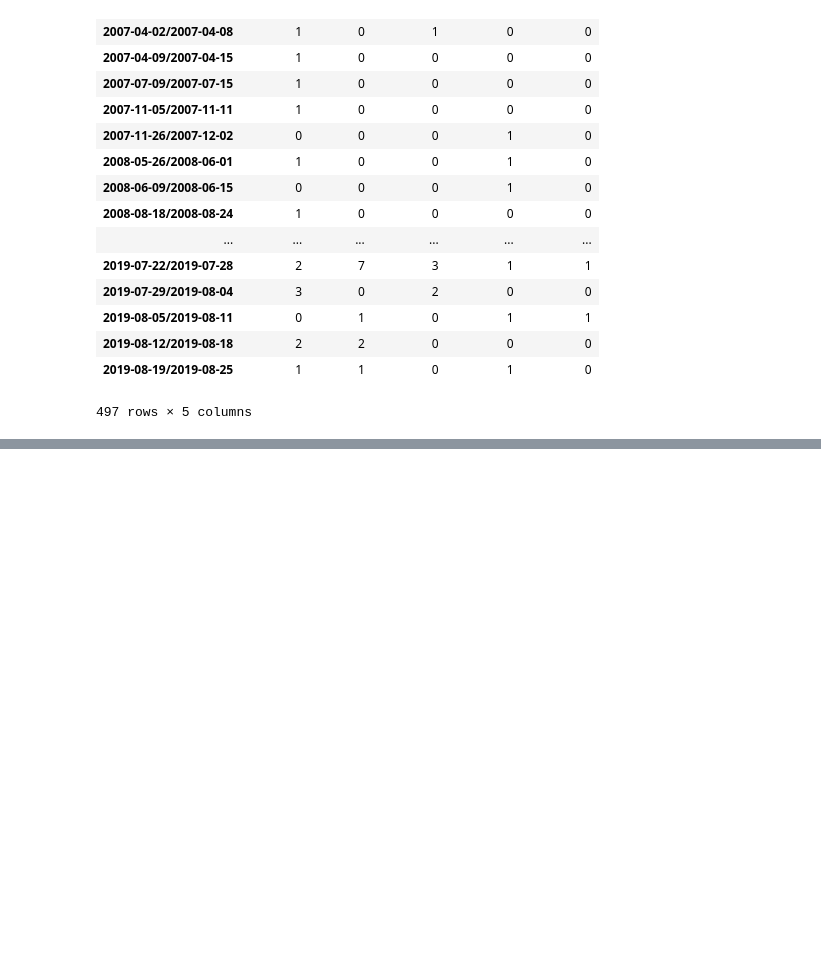
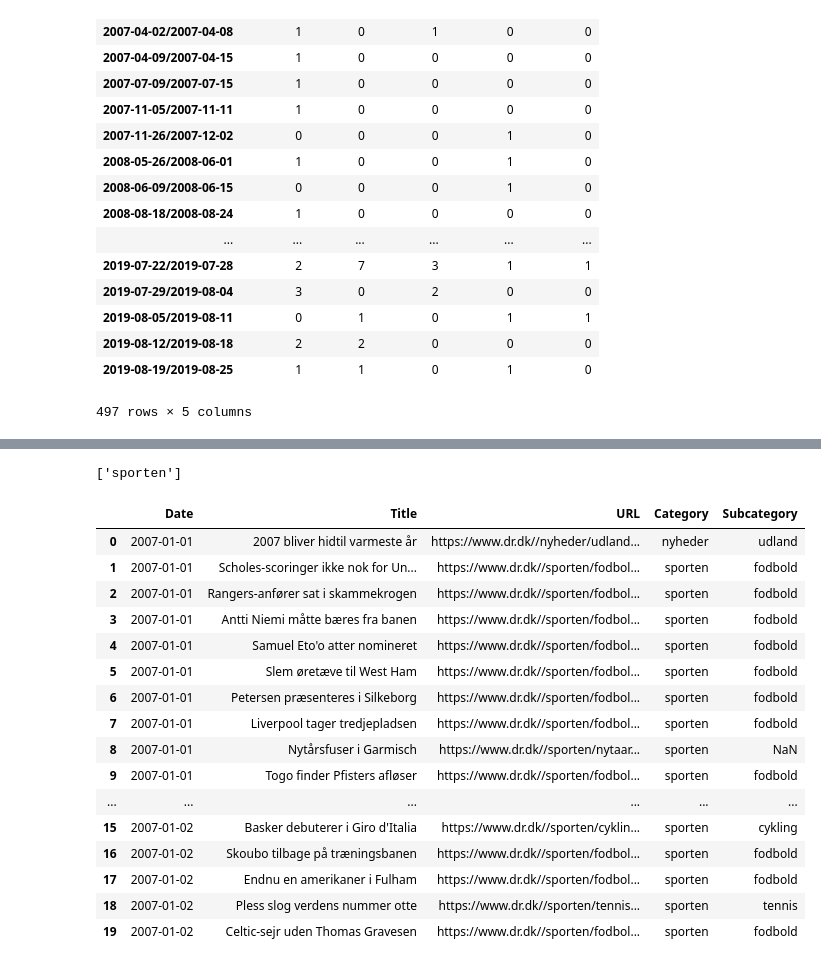
Before and after one commit to OliviaRW/group23, a Jupyter notebook: Exam/Migration/Exam tests.ipynb, the cells around one changed output, grey strips where cells are left out. Cells and saved outputs as stored; diff of their text form; code cells hidden in the pictures; blank space fills up the shorter version.

```diff
--- a/Exam/Migration/Exam tests.ipynb
+++ b/Exam/Migration/Exam tests.ipynb
@@ -273,3 +273,5 @@ df_
 | 2019-08-12/2019-08-18 | 2 | 2 | 0 | 0 | 0 |
 | 2019-08-19/2019-08-25 | 1 | 1 | 0 | 1 | 0 |
 497 rows × 5 columns
+# %%
+df = pd.read_csv('/Users/sebastianbaltser/Documents/GitHub/group23/Exam/Migration/dr_article_counts.csv', header = 0)
@@ -275,0 +305,30 @@ df_
+# %%
+'sporten'.split(' ')
+# %% [output]
+['sporten']
+# %%
+import re
+import numpy as np
+category_regex = re.compile(r'https://www.dr.dk//(\w+/\w+)/')
+categories = df['URL'].str.extract(r'https://www.dr.dk//(\w+/?\w+)/')[0].apply(lambda x: x.split('/') if '/' in x else [x, np.nan])
+df['Category'] = categories.str[0]
+df['Subcategory'] = categories.str[1]
+df.head(20)
+# %% [output]
+|  | Date | Title | URL | Category | Subcategory |
+| 0 | 2007-01-01 | 2007 bliver hidtil varmeste år | https://www.dr.dk//nyheder/udland... | nyheder | udland |
+| 1 | 2007-01-01 | Scholes-scoringer ikke nok for Un... | https://www.dr.dk//sporten/fodbol... | sporten | fodbold |
+| 2 | 2007-01-01 | Rangers-anfører sat i skammekrogen | https://www.dr.dk//sporten/fodbol... | sporten | fodbold |
+| 3 | 2007-01-01 | Antti Niemi måtte bæres fra banen | https://www.dr.dk//sporten/fodbol... | sporten | fodbold |
+| 4 | 2007-01-01 | Samuel Eto'o atter nomineret | https://www.dr.dk//sporten/fodbol... | sporten | fodbold |
+| 5 | 2007-01-01 | Slem øretæve til West Ham | https://www.dr.dk//sporten/fodbol... | sporten | fodbold |
+| 6 | 2007-01-01 | Petersen præsenteres i Silkeborg | https://www.dr.dk//sporten/fodbol... | sporten | fodbold |
+| 7 | 2007-01-01 | Liverpool tager tredjepladsen | https://www.dr.dk//sporten/fodbol... | sporten | fodbold |
+| 8 | 2007-01-01 | Nytårsfuser i Garmisch | https://www.dr.dk//sporten/nytaar... | sporten | NaN |
+| 9 | 2007-01-01 | Togo finder Pfisters afløser | https://www.dr.dk//sporten/fodbol... | sporten | fodbold |
+| ... | ... | ... | ... | ... | ... |
+| 15 | 2007-01-02 | Basker debuterer i Giro d'Italia | https://www.dr.dk//sporten/cyklin... | sporten | cykling |
+| 16 | 2007-01-02 | Skoubo tilbage på træningsbanen | https://www.dr.dk//sporten/fodbol... | sporten | fodbold |
+| 17 | 2007-01-02 | Endnu en amerikaner i Fulham | https://www.dr.dk//sporten/fodbol... | sporten | fodbold |
+| 18 | 2007-01-02 | Pless slog verdens nummer otte | https://www.dr.dk//sporten/tennis... | sporten | tennis |
+| 19 | 2007-01-02 | Celtic-sejr uden Thomas Gravesen | https://www.dr.dk//sporten/fodbol... | sporten | fodbold |
```
Also changed, not shown: parts of 3 cells of this notebook, 7 other files.
